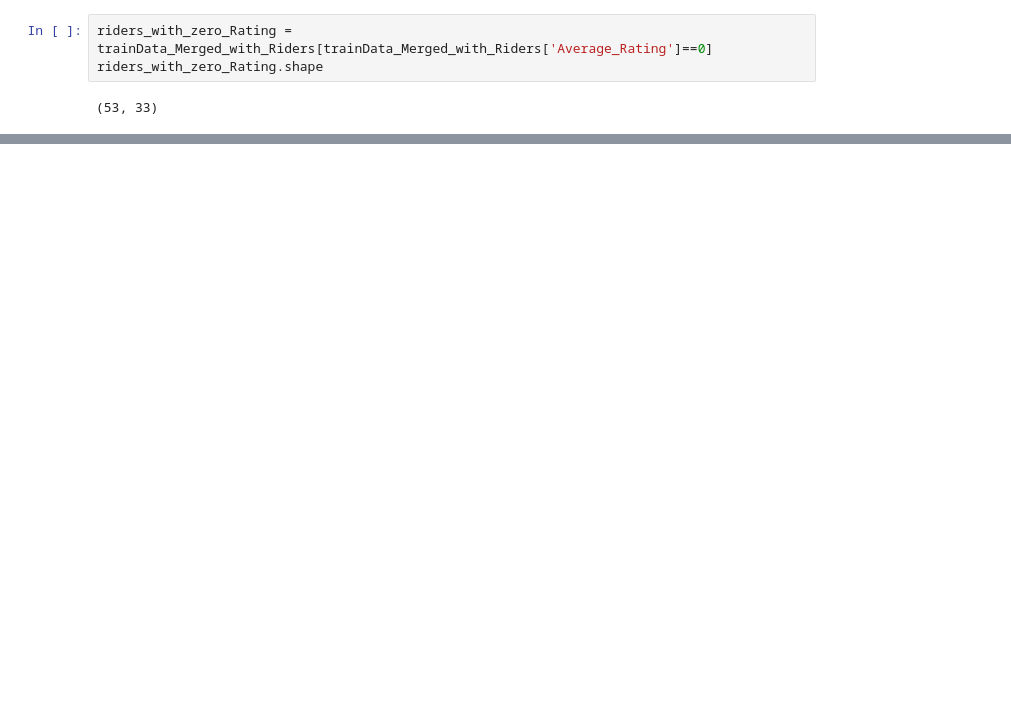
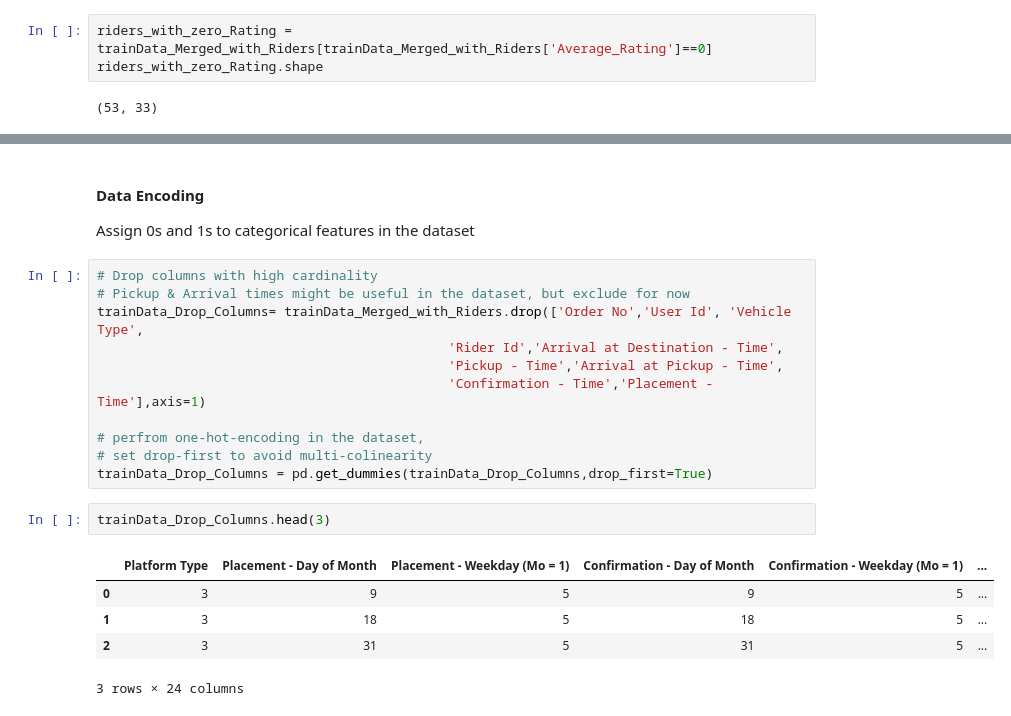
Before and after one commit to wkirui/SendyModel, a Jupyter notebook: Sendy Logistics Model.ipynb, the cells around one changed output, grey strips where cells are left out. Cells and saved outputs as stored; diff of their text form; blank space fills up the shorter version.

```diff
--- a/Sendy Logistics Model.ipynb
+++ b/Sendy Logistics Model.ipynb
@@ -176,0 +187,22 @@ riders_with_zero_Rating.head()
+# %% [markdown]
+#### Data Encoding
+Assign 0s and 1s to categorical features in the dataset
+# %%
+# Drop columns with high cardinality
+# Pickup & Arrival times might be useful in the dataset, but exclude for now
+trainData_Drop_Columns= trainData_Merged_with_Riders.drop(['Order No','User Id', 'Vehicle Type',
+                                             'Rider Id','Arrival at Destination - Time',
+                                             'Pickup - Time','Arrival at Pickup - Time',
+                                             'Confirmation - Time','Placement - Time'],axis=1)
+
+# perfrom one-hot-encoding in the dataset,
+# set drop-first to avoid multi-colinearity
+trainData_Drop_Columns = pd.get_dummies(trainData_Drop_Columns,drop_first=True)
+# %%
+trainData_Drop_Columns.head(3)
+# %% [output]
+|  | Platform Type | Placement - Day of Month | Placement - Weekday (Mo = 1) | Confirmation - Day of Month | Confirmation - Weekday (Mo = 1) | ... |
+| 0 | 3 | 9 | 5 | 9 | 5 | ... |
+| 1 | 3 | 18 | 5 | 18 | 5 | ... |
+| 2 | 3 | 31 | 5 | 31 | 5 | ... |
+3 rows × 24 columns
```
Also changed, not shown: parts of 23 cells of this notebook.
